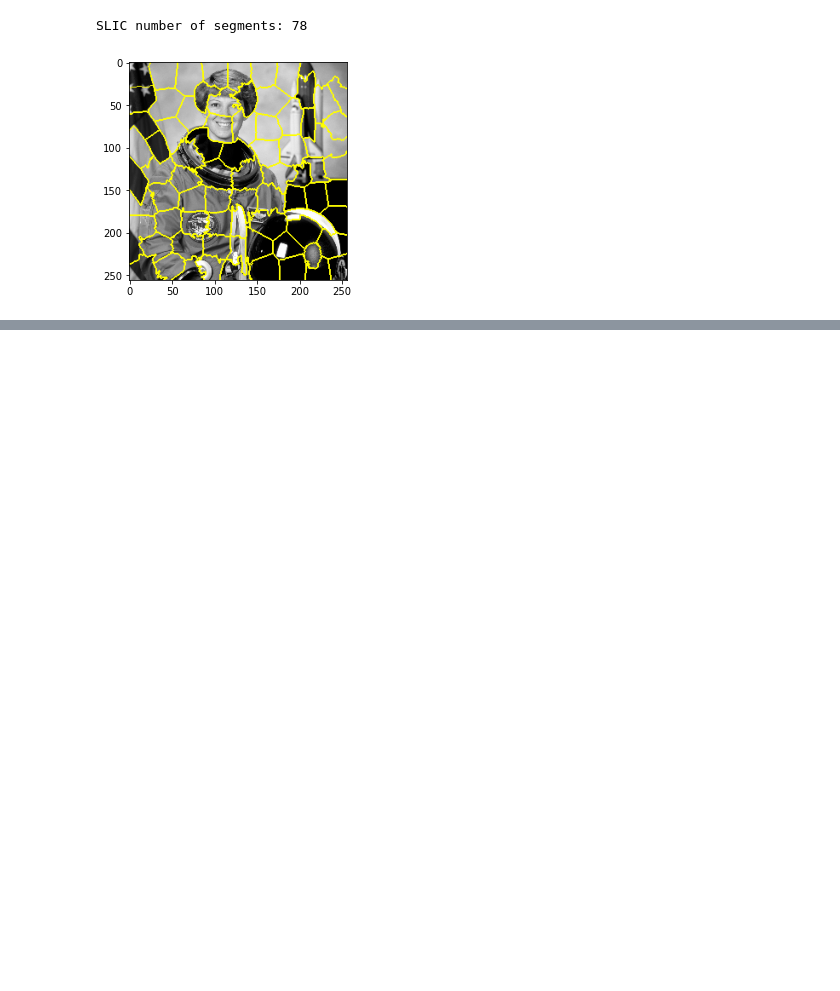
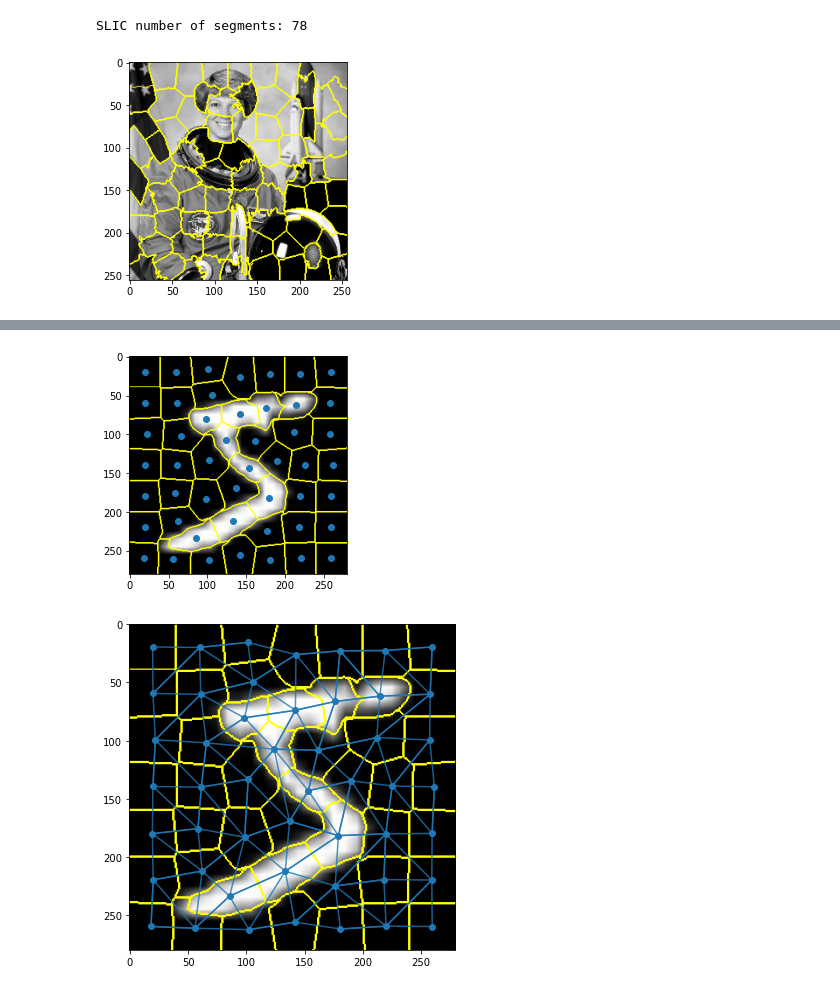
Before and after one commit to ashleve/geometric_deep_learning, a Jupyter notebook: skimage_experiments.ipynb, the cells around one changed output, grey strips where cells are left out. Saved outputs shown, nothing was run; the diff lists cells and outputs as text; code cells hidden in the pictures; blank space fills up the shorter version.

Commit message:
Added calculating superpixel centers

```diff
--- a/skimage_experiments.ipynb
+++ b/skimage_experiments.ipynb
@@ -97,0 +98,30 @@ SLIC number of segments: 49
+# %%
+import matplotlib.lines as lines
+
+
+# centers
+segments_ids = np.unique(segments)
+centers = np.array([np.mean(np.nonzero(segments==i), axis=1) for i in segments_ids])
+
+plt.imshow(mark_boundaries(img_rescaled, segments))
+plt.scatter(centers[:,1],centers[:,0])
+
+
+vs_right = np.vstack([segments[:,:-1].ravel(), segments[:,1:].ravel()])
+vs_below = np.vstack([segments[:-1,:].ravel(), segments[1:,:].ravel()])
+bneighbors = np.unique(np.hstack([vs_right, vs_below]), axis=1)
+
+fig = plt.figure(figsize=(6,6))
+ax = fig.add_subplot()
+plt.imshow(mark_boundaries(img_rescaled, segments))
+plt.scatter(centers[:,1], centers[:,0])
+
+for i in range(bneighbors.shape[1]):
+    y0,x0 = centers[bneighbors[0,i]]
+    y1,x1 = centers[bneighbors[1,i]]
+
+    l = lines.Line2D([x0,x1],[y0,y1], alpha=0.8)
+    ax.add_line(l)
+# %% [output]
+[figure, added]
+[figure, added]
```
Also changed, not shown: parts of 1 cell of this notebook, 1 other file.
